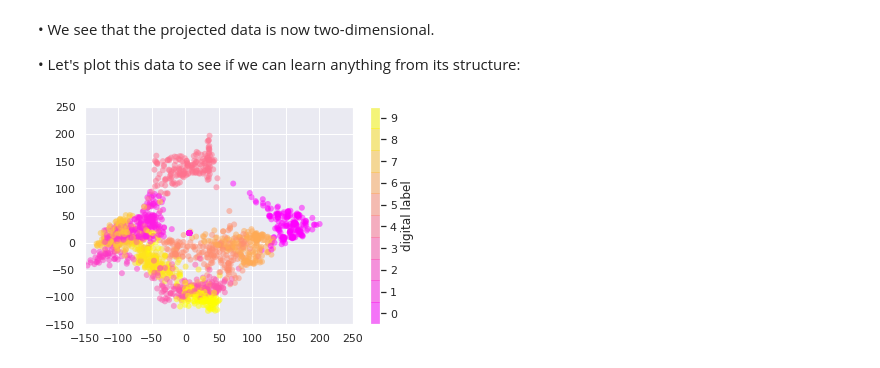
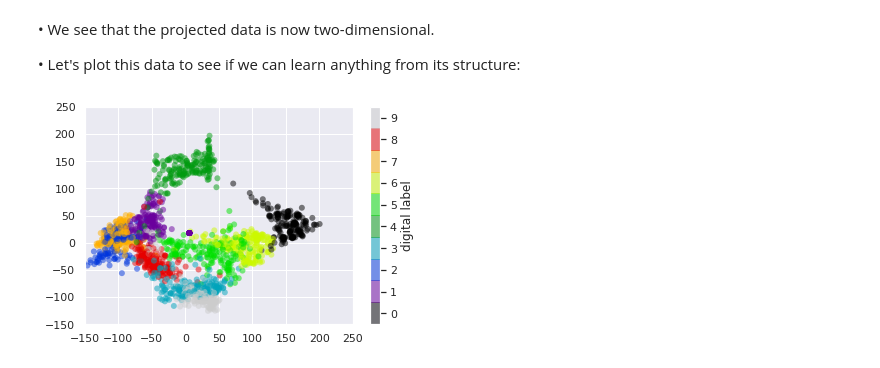
Before and after one commit to rajesh1994/python_excercise_programiz, a Jupyter notebook: python/12_scikit_learn/1. Introducing Scikit-Learn.ipynb, the cells around one changed output. Cells and saved outputs as stored; diff of their text form; code cells hidden in the pictures.

```diff
--- a/python/12_scikit_learn/1. Introducing Scikit-Learn.ipynb
+++ b/python/12_scikit_learn/1. Introducing Scikit-Learn.ipynb
@@ -457,10 +466,10 @@ data_projected.shape
 # %%
 plt.scatter(data_projected[:, 0], data_projected[:, 1], c = digits.target,
            edgecolor = 'none', alpha = 0.5,
-           cmap = plt.cm.get_cmap('spring', 10))
+           cmap = plt.cm.get_cmap('nipy_spectral', 10))
 plt.colorbar(label = 'digital label', ticks = range(10))
 plt.xlim(-150, 250)
 plt.ylim(-150, 250)
 plt.clim(-0.5, 9.5);
 # %% [output]
-[figure, old version]
+[figure, new version]
```
Also changed, not shown: parts of 14 cells of this notebook.
